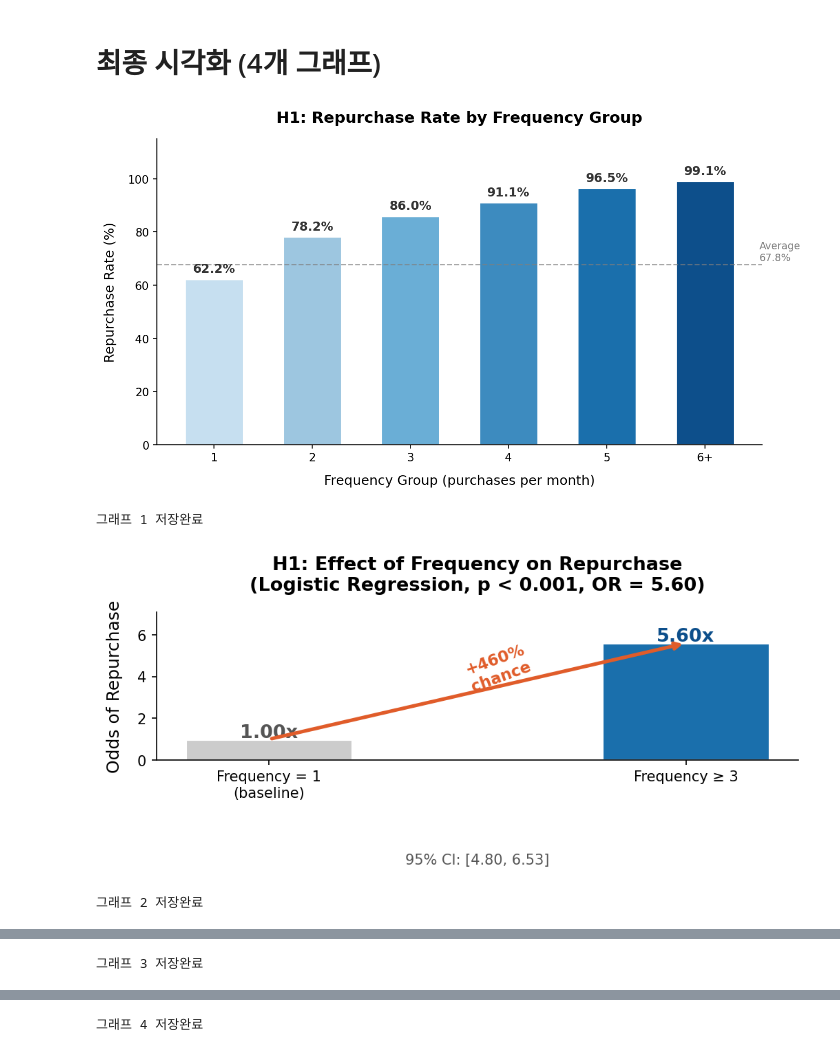
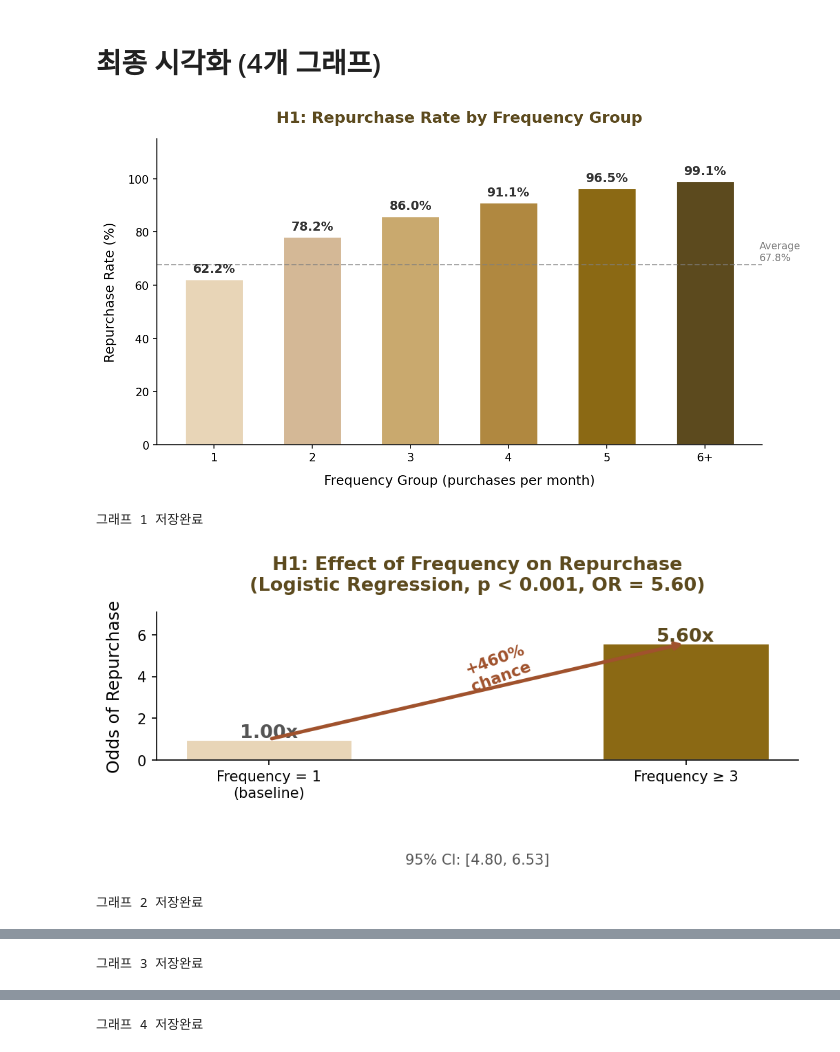
Before and after one commit to Sharafutdinova705/INDUSTRY_UNIVERSITY_PROJECT_1, a Jupyter notebook: Retail.ipynb, the cells around one changed output, grey strips where cells are left out. Drawn from its saved outputs; the diff is of its cells as text; code cells hidden in the pictures.

```diff
--- a/Retail.ipynb
+++ b/Retail.ipynb
@@ -633,23 +624,23 @@ Name: Recency, dtype: float64
 plt.rcParams['font.family'] = 'DejaVu Sans'
 plt.rcParams['figure.dpi'] = 150
 
-# ============================================================
-# 최종 시각화 (4개 그래프)
-# ============================================================
+# Цветовая палитра под презентацию
+COLOR_LIGHT = '#e8d5b7'   # светло-бежевый
+COLOR_MID   = '#c9a96e'   # средний бежевый
+COLOR_DARK  = '#8b6914'   # тёмно-коричневый
+COLOR_ACCENT = '#5c4a1e'  # очень тёмный коричневый
+COLOR_ARROW = '#a0522d'   # коричнево-рыжий для стрелки
 
 # --- 그래프 1: H1 — Repurchase Rate by Frequency Group ---
 fig, ax = plt.subplots(figsize=(9, 5))
 
-# 실제 데이터에서 가져오기
 groups = repurchase_by_freq.index.tolist()
 rates = repurchase_by_freq.values.tolist()
 
-# 색상 그라디언트 (연한 파랑 → 진한 파랑)
-colors = ['#c6dff0', '#9dc6e0', '#6aaed6', '#3d8bbf', '#1a6fac', '#0d4f8b'][:len(groups)]
+colors = ['#e8d5b7', '#d4b896', '#c9a96e', '#b08840', '#8b6914', '#5c4a1e'][:len(groups)]
 
 bars = ax.bar(groups, rates, color=colors, edgecolor='white', linewidth=1.5, width=0.6)
 
-# 각 막대 위에 숫자 표시
 for bar, rate in zip(bars, rates):
     ax.text(
         bar.get_x() + bar.get_width() / 2,
@@ -659,14 +650,13 @@ for bar, rate in zip(bars, rates):
         fontsize=11, fontweight='bold', color='#333333'
     )
 
-# 평균선
 avg = panel['Repurchase'].mean() * 100
 ax.axhline(y=avg, color='gray', linestyle='--', linewidth=1.2, alpha=0.7)
 ax.text(len(groups) - 0.45, avg + 1.5, f'Average\n{avg:.1f}%', fontsize=9, color='gray')
 
 ax.set_xlabel('Frequency Group (purchases per month)', fontsize=12, labelpad=10)
 ax.set_ylabel('Repurchase Rate (%)', fontsize=12, labelpad=10)
-ax.set_title('H1: Repurchase Rate by Frequency Group', fontsize=14, fontweight='bold', pad=15)
+ax.set_title('H1: Repurchase Rate by Frequency Group', fontsize=14, fontweight='bold', pad=15, color='#5c4a1e')
 ax.set_ylim(0, 115)
 ax.spines['top'].set_visible(False)
 ax.spines['right'].set_visible(False)
@@ -681,7 +671,7 @@ fig, ax = plt.subplots(figsize=(7, 5))
 
 categories = ['Frequency = 1\n(baseline)', 'Frequency ≥ 3']
 values = [1.0, or_b]
-colors2 = ['#cccccc', '#1a6fac']
+colors2 = ['#e8d5b7', '#8b6914']
 
 bars2 = ax.bar(categories, values, color=colors2,
                edgecolor='white', linewidth=1.5, width=0.4)
@@ -689,26 +679,23 @@ bars2 = ax.bar(categories, values, color=colors2,
 ax.text(0, 1.08, '1.00x', ha='center', fontsize=13,
         fontweight='bold', color='#555555')
 ax.text(1, or_b + 0.08, f'{or_b:.2f}x', ha='center', fontsize=13,
-        fontweight='bold', color='#0d4f8b')
+        fontweight='bold', color='#5c4a1e')
 
-# 화살표
 ax.annotate('', xy=(1, or_b), xytext=(0, 1.0),
-            arrowprops=dict(arrowstyle='->', color='#e05c2a', lw=2.5))
+            arrowprops=dict(arrowstyle='->', color=COLOR_ARROW, lw=2.5))
 
-# 화살표 옆 텍스트
 mid_y = (1.0 + or_b) / 2
 ax.text(0.55, mid_y, f'+{((or_b-1)*100):.0f}%\nchance',
-        ha='center', fontsize=11, color='#e05c2a',
+        ha='center', fontsize=11, color=COLOR_ARROW,
         fontweight='bold', rotation=20)
 
 ax.set_ylabel('Odds of Repurchase', fontsize=12, labelpad=10)
 ax.set_title(f'H1: Effect of Frequency on Repurchase\n(Logistic Regression, p < 0.001, OR = {or_b:.2f})',
-             fontsize=13, fontweight='bold', pad=15)
+             fontsize=13, fontweight='bold', pad=15, color='#5c4a1e')
 ax.set_ylim(0, or_b + 1.5)
 ax.spines['top'].set_visible(False)
 ax.spines['right'].set_visible(False)
 
-# 95% CI 표시
 ax.text(0.5, -0.7,
         f'95% CI: [{ci_b[0]:.2f}, {ci_b[1]:.2f}]',
         ha='center', fontsize=10, color='#555555',
@@ -719,7 +706,7 @@ plt.savefig('graph2_odds_ratio.png', dpi=150, bbox_inches='tight')
 plt.show()
 print("그래프 2 저장완료")
 
-# --- 그래프 3: H2 — Mixed Effects 결과 ---
+# --- 그래프 3: H2 — Mixed Effects ---
 fig, ax = plt.subplots(figsize=(9, 5))
 
 freq_values = np.arange(1, 11)
@@ -727,16 +714,15 @@ log_revenue_predicted = result.params['Intercept'] + coef * freq_values
 revenue_predicted = np.expm1(log_revenue_predicted)
 
 ax.plot(freq_values, revenue_predicted,
-        color='#1a6fac', linewidth=2.5,
+        color='#8b6914', linewidth=2.5,
         marker='o', markersize=8,
         markerfacecolor='white', markeredgewidth=2.5)
 
 ax.fill_between(freq_values,
                 revenue_predicted * 0.85,
                 revenue_predicted * 1.15,
-                alpha=0.12, color='#1a6fac')
+                alpha=0.15, color='#c9a96e')
 
-# 각 포인트에 값 표시
 for x, y in zip(freq_values, revenue_predicted):
     ax.text(x, y + 8, f'£{y:.0f}',
             ha='center', fontsize=8, color='#333333')
@@ -744,7 +730,7 @@ for x, y in zip(freq_values, revenue_predicted):
 ax.set_xlabel('Frequency (previous month purchases)', fontsize=12, labelpad=10)
 ax.set_ylabel('Predicted Monthly Revenue (£)', fontsize=12, labelpad=10)
 ax.set_title(f'H2: Effect of Frequency on Monthly Revenue\n(Mixed Effects Model, p = {pval:.4f}, +{percent_effect:.1f}% per unit)',
-             fontsize=13, fontweight='bold', pad=15)
+             fontsize=13, fontweight='bold', pad=15, color='#5c4a1e')
 ax.spines['top'].set_visible(False)
 ax.spines['right'].set_visible(False)
 ax.xaxis.set_major_locator(plt.MaxNLocator(integer=True))
@@ -763,42 +749,40 @@ models = [
     'Logistic Regression\n(+ Recency)',
     'MLP\n(+ Recency)'
 ]
 aucs = [lr_2feat_auc, mlp_2feat_auc, lr2_auc, mlp2_auc]
-colors3 = ['#c6dff0', '#9dc6e0', '#3d8bbf', '#0d4f8b']
+colors3 = ['#e8d5b7', '#d4b896', '#8b6914', '#5c4a1e']
 
 bars3 = ax.bar(models, aucs, color=colors3,
                edgecolor='white', linewidth=1.5, width=0.5)
 
 for bar, auc in zip(bars3, aucs):
     ax.text(
         bar.get_x() + bar.get_width() / 2,
         bar.get_height() + 0.003,
         f'{auc:.4f}',
         ha='center', va='bottom',
         fontsize=11, fontweight='bold'
     )
 
-# 랜덤 베이스라인
-ax.axhline(y=0.5, color='red', linestyle='--', linewidth=1.2, alpha=0.6)
-ax.text(3.6, 0.502, 'Random\nguess', fontsize=9, color='red', alpha=0.7)
+ax.axhline(y=0.5, color='gray', linestyle='--', linewidth=1.2, alpha=0.6)
+ax.text(3.6, 0.502, 'Random\nguess', fontsize=9, color='gray', alpha=0.7)
 
 ax.set_ylabel('AUC Score', fontsize=12, labelpad=10)
-ax.set_title('Model Comparison: AUC Score', fontsize=14, fontweight='bold', pad=15)
+ax.set_title('Model Comparison: AUC Score', fontsize=14, fontweight='bold', pad=15, color='#5c4a1e')
 ax.set_ylim(0.5, max(aucs) + 0.05)
 ax.spines['top'].set_visible(False)
 ax.spines['right'].set_visible(False)
 
-# 범례
-light_patch = mpatches.Patch(color='#c6dff0', label='2 features (Frequency + Revenue)')
-dark_patch = mpatches.Patch(color='#0d4f8b', label='3 features (+ Recency)')
+light_patch = mpatches.Patch(color='#e8d5b7', label='2 features (Frequency + Revenue)')
+dark_patch = mpatches.Patch(color='#5c4a1e', label='3 features (+ Recency)')
 ax.legend(handles=[light_patch, dark_patch], fontsize=10, loc='upper left')
 
 plt.tight_layout()
 plt.savefig('graph4_model_comparison.png', dpi=150, bbox_inches='tight')
 plt.show()
 print("그래프 4 저장완료")
 # %% [output]
-[figure, old version]
+[figure, new version]
 그래프 1 저장완료
-[figure, old version]
+[figure, new version]
 그래프 2 저장완료
```
Also changed, not shown: parts of 10 cells of this notebook.
